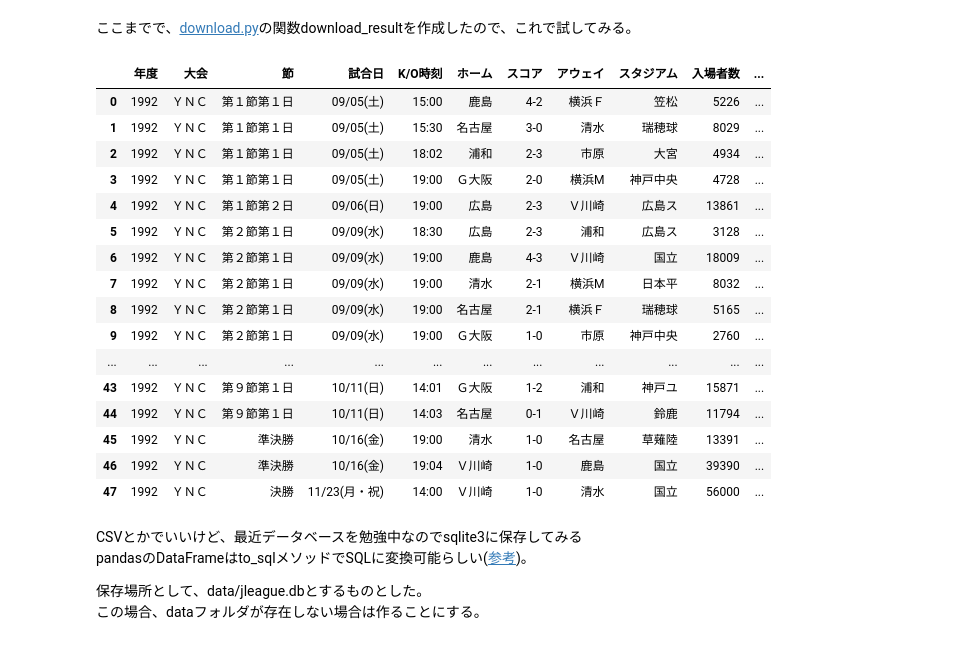
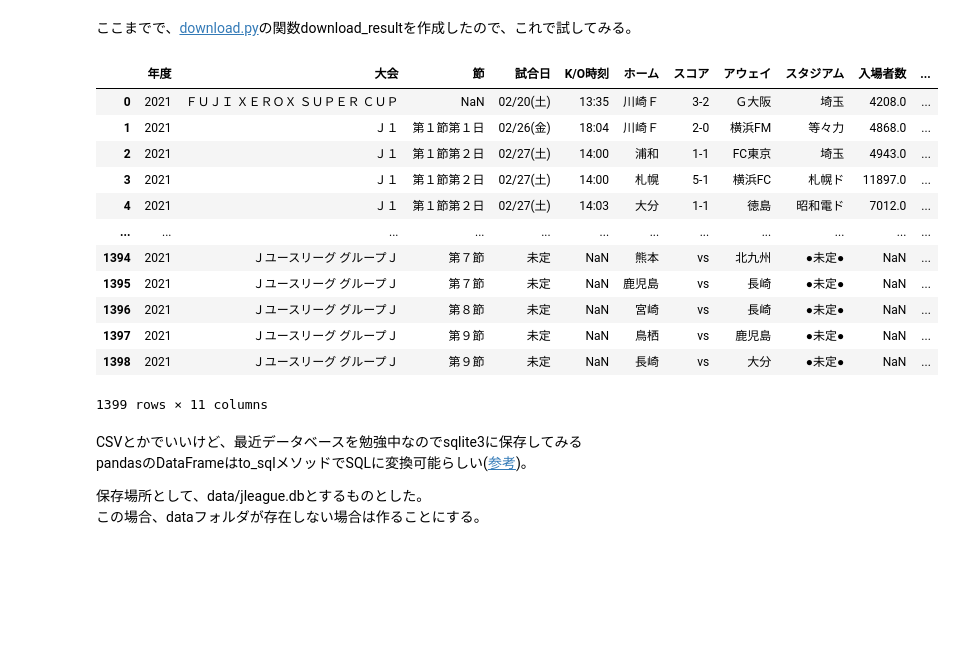
Before and after one commit to mark-n2/toto_notebook, a Jupyter notebook: 001_データ収集.ipynb, the cells around one changed output. Cells and saved outputs as stored; diff of their text form; code cells hidden in the pictures; blank space fills up the shorter version.

```diff
--- a/001_データ収集.ipynb
+++ b/001_データ収集.ipynb
@@ -54,26 +51,22 @@ display(dfs[0])
 ここまでで、[download.py](download.py)の関数download_resultを作成したので、これで試してみる。
 # %%
 import download
-df = download.download_result(year=1992)
+df = download.download_result(year=2021)
 display(df)
 # %% [output]
 |  | 年度 | 大会 | 節 | 試合日 | K/O時刻 | ホーム | スコア | アウェイ | スタジアム | 入場者数 | ... |
-| 0 | 1992 | ＹＮＣ | 第１節第１日 | 09/05(土) | 15:00 | 鹿島 | 4-2 | 横浜Ｆ | 笠松 | 5226 | ... |
-| 1 | 1992 | ＹＮＣ | 第１節第１日 | 09/05(土) | 15:30 | 名古屋 | 3-0 | 清水 | 瑞穂球 | 8029 | ... |
-| 2 | 1992 | ＹＮＣ | 第１節第１日 | 09/05(土) | 18:02 | 浦和 | 2-3 | 市原 | 大宮 | 4934 | ... |
-| 3 | 1992 | ＹＮＣ | 第１節第１日 | 09/05(土) | 19:00 | Ｇ大阪 | 2-0 | 横浜M | 神戸中央 | 4728 | ... |
-| 4 | 1992 | ＹＮＣ | 第１節第２日 | 09/06(日) | 19:00 | 広島 | 2-3 | Ｖ川崎 | 広島ス | 13861 | ... |
-| 5 | 1992 | ＹＮＣ | 第２節第１日 | 09/09(水) | 18:30 | 広島 | 2-3 | 浦和 | 広島ス | 3128 | ... |
-| 6 | 1992 | ＹＮＣ | 第２節第１日 | 09/09(水) | 19:00 | 鹿島 | 4-3 | Ｖ川崎 | 国立 | 18009 | ... |
-| 7 | 1992 | ＹＮＣ | 第２節第１日 | 09/09(水) | 19:00 | 清水 | 2-1 | 横浜M | 日本平 | 8032 | ... |
-| 8 | 1992 | ＹＮＣ | 第２節第１日 | 09/09(水) | 19:00 | 名古屋 | 2-1 | 横浜Ｆ | 瑞穂球 | 5165 | ... |
-| 9 | 1992 | ＹＮＣ | 第２節第１日 | 09/09(水) | 19:00 | Ｇ大阪 | 1-0 | 市原 | 神戸中央 | 2760 | ... |
+| 0 | 2021 | ＦＵＪＩ ＸＥＲＯＸ ＳＵＰＥＲ ＣＵＰ | NaN | 02/20(土) | 13:35 | 川崎Ｆ | 3-2 | Ｇ大阪 | 埼玉 | 4208.0 | ... |
+| 1 | 2021 | Ｊ１ | 第１節第１日 | 02/26(金) | 18:04 | 川崎Ｆ | 2-0 | 横浜FM | 等々力 | 4868.0 | ... |
+| 2 | 2021 | Ｊ１ | 第１節第２日 | 02/27(土) | 14:00 | 浦和 | 1-1 | FC東京 | 埼玉 | 4943.0 | ... |
+| 3 | 2021 | Ｊ１ | 第１節第２日 | 02/27(土) | 14:00 | 札幌 | 5-1 | 横浜FC | 札幌ド | 11897.0 | ... |
+| 4 | 2021 | Ｊ１ | 第１節第２日 | 02/27(土) | 14:03 | 大分 | 1-1 | 徳島 | 昭和電ド | 7012.0 | ... |
 | ... | ... | ... | ... | ... | ... | ... | ... | ... | ... | ... | ... |
-| 43 | 1992 | ＹＮＣ | 第９節第１日 | 10/11(日) | 14:01 | Ｇ大阪 | 1-2 | 浦和 | 神戸ユ | 15871 | ... |
-| 44 | 1992 | ＹＮＣ | 第９節第１日 | 10/11(日) | 14:03 | 名古屋 | 0-1 | Ｖ川崎 | 鈴鹿 | 11794 | ... |
-| 45 | 1992 | ＹＮＣ | 準決勝 | 10/16(金) | 19:00 | 清水 | 1-0 | 名古屋 | 草薙陸 | 13391 | ... |
-| 46 | 1992 | ＹＮＣ | 準決勝 | 10/16(金) | 19:04 | Ｖ川崎 | 1-0 | 鹿島 | 国立 | 39390 | ... |
-| 47 | 1992 | ＹＮＣ | 決勝 | 11/23(月・祝) | 14:00 | Ｖ川崎 | 1-0 | 清水 | 国立 | 56000 | ... |
+| 1394 | 2021 | Ｊユースリーグ グループＪ | 第７節 | 未定 | NaN | 熊本 | vs | 北九州 | ●未定● | NaN | ... |
+| 1395 | 2021 | Ｊユースリーグ グループＪ | 第７節 | 未定 | NaN | 鹿児島 | vs | 長崎 | ●未定● | NaN | ... |
+| 1396 | 2021 | Ｊユースリーグ グループＪ | 第８節 | 未定 | NaN | 宮崎 | vs | 長崎 | ●未定● | NaN | ... |
+| 1397 | 2021 | Ｊユースリーグ グループＪ | 第９節 | 未定 | NaN | 鳥栖 | vs | 鹿児島 | ●未定● | NaN | ... |
+| 1398 | 2021 | Ｊユースリーグ グループＪ | 第９節 | 未定 | NaN | 長崎 | vs | 大分 | ●未定● | NaN | ... |
+1399 rows × 11 columns
 # %% [markdown]
 CSVとかでいいけど、最近データベースを勉強中なのでsqlite3に保存してみる
 pandasのDataFrameはto_sqlメソッドでSQLに変換可能らしい([参考](http://www.stockdog.work/entry/2017/03/22/010057))。
```
Also changed, not shown: parts of 8 cells of this notebook, 3 other files.
